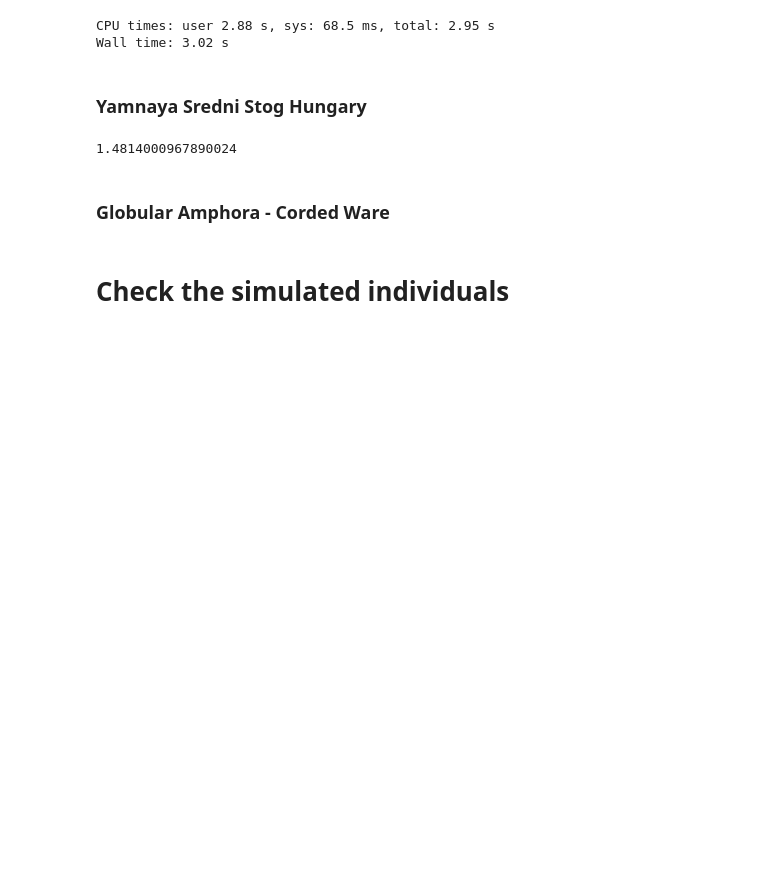
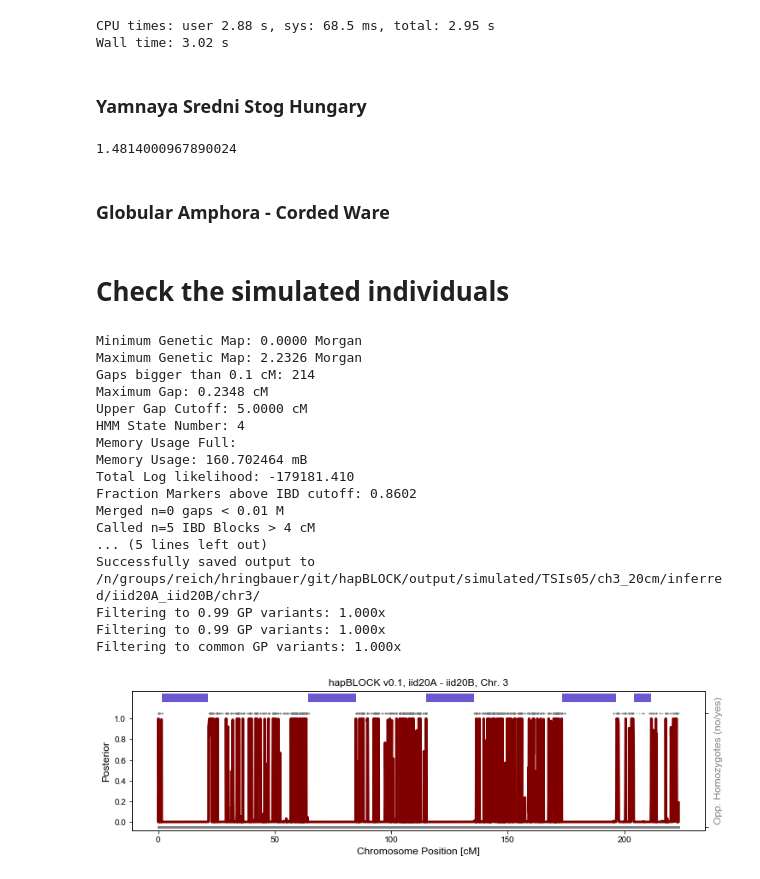
Before and after one commit to hringbauer/ancIBD, a Jupyter notebook: notebook/detect_snp_rel/ibd_analysis/run_pair_IBD.ipynb, the cells around one changed output. Saved outputs shown, nothing was run; the diff lists cells and outputs as text; code cells hidden in the pictures; blank space fills up the shorter version.

```diff
--- a/notebook/detect_snp_rel/ibd_analysis/run_pair_IBD.ipynb
+++ b/notebook/detect_snp_rel/ibd_analysis/run_pair_IBD.ipynb
@@ -36,7 +36,7 @@ HSM O2 Computational partition detected.
 def run_plot_pair(folder_in="./data/hdf5/1240k_v43/ch", iids = ["", ""], ch=2,
                   folder_out="", plot=False, savepath="", output=False,
                   ibd_in=1, ibd_out=1, ibd_jump=500, min_cm=2,
-                  title="", c="gray", c_hw="maroon", ms=1,
+                  title="", c="gray", c_hw="maroon", ms=1, state=0,
                   ):
     """Run and plot IBD for pair of Individuals.
     folder_out: Where to save the hapBLOCK output to
@@ -65,7 +65,7 @@ def run_plot_pair(folder_in="./data/hdf5/1240k_v43/ch", iids = ["", ""], ch=2,
                                      f_path=folder_in, ch=ch)
 
         plot_posterior(post=post, morgan=r_vec, min_cm=min_cm, ms=ms,
-                       df_ibd=df_ibd, het=o_homos, het_m=m, fs_l=12,
+                       df_ibd=df_ibd, het=o_homos, het_m=m, fs_l=12, state=state,
                        title=title, show=True, savepath=savepath, xlabel="Chromosome Position [cM]")
 
     # Legacy to plot the 5 state HMM
@@ -933,14 +933,33 @@ for ch in chs:
 # %%
 %%time
 iid1 ="iid20A"
 iid2 = "iid20B"
 
-basepath = "/n/groups/reich/hringbauer/git/hapBLOCK/output/simulated/TSI/ch3_20cm/"
+basepath = "/n/groups/reich/hringbauer/git/hapBLOCK/output/simulated/TSIs05/ch3_20cm/"
 folder_in = os.path.join(basepath, "sim_ch")
 folder_out = os.path.join(basepath, "inferred")
 #folder_out = ""
 ch = 3
 
 run_plot_pair(folder_in = folder_in,
               iids=[iid1,iid2], ch=ch, plot=True,
-              folder_out=folder_out, output=True)
+              folder_out=folder_out, output=True, state=0)
+# %% [output]
+Minimum Genetic Map: 0.0000 Morgan
+Maximum Genetic Map: 2.2326 Morgan
+Gaps bigger than 0.1 cM: 214
+Maximum Gap: 0.2348 cM
+Upper Gap Cutoff: 5.0000 cM
+HMM State Number: 4
+Memory Usage Full:
+Memory Usage: 160.702464 mB
+Total Log likelihood: -179181.410
+Fraction Markers above IBD cutoff: 0.8602
+Merged n=0 gaps < 0.01 M
+Called n=5 IBD Blocks > 4 cM
+... (5 lines left out)
+Successfully saved output to /n/groups/reich/hringbauer/git/hapBLOCK/output/simulated/TSIs05/ch3_20cm/inferred/iid20A_iid20B/chr3/
+Filtering to 0.99 GP variants: 1.000x
+Filtering to 0.99 GP variants: 1.000x
+Filtering to common GP variants: 1.000x
+[figure, added]
```
Also changed, not shown: parts of 6 cells of this notebook, 9 other files.
